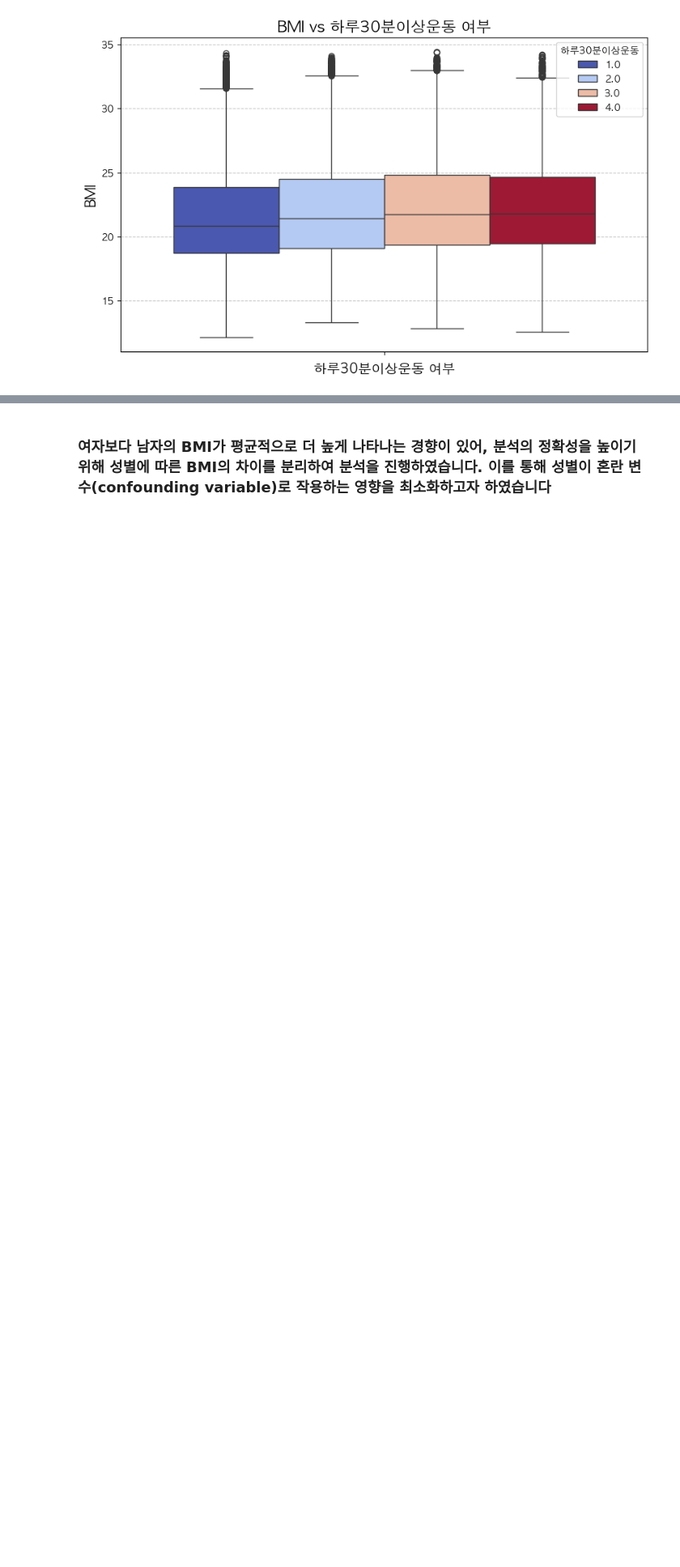
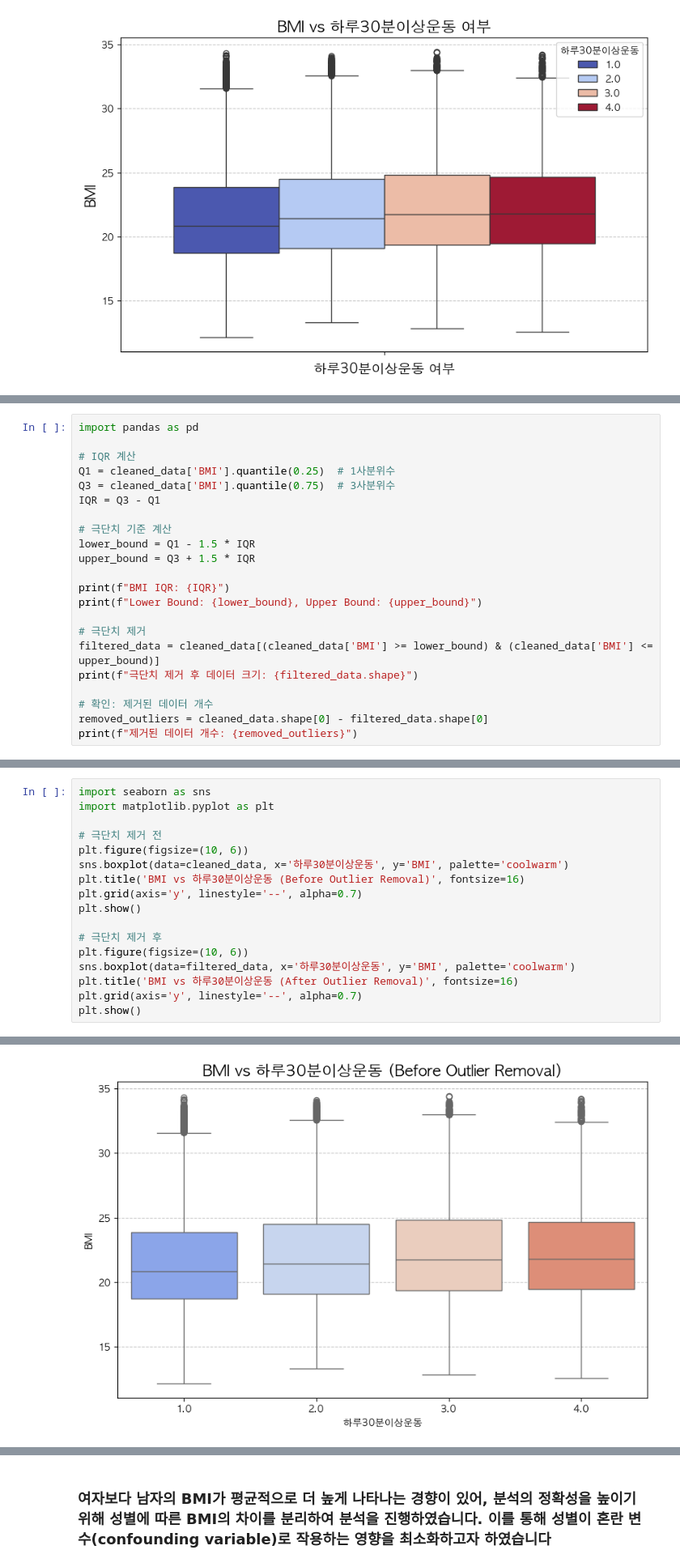
Before and after one commit to Statistical-Data-Analysis-2024/team-project, a Jupyter notebook: src/EDA/EDA_WorkOut_BMI.ipynb, the cells around one changed output, grey strips where cells are left out. Shown: that part at 81% size. Cells and saved outputs as stored; diff of their text form; blank space fills up the shorter version.

```diff
--- a/src/EDA/EDA_WorkOut_BMI.ipynb
+++ b/src/EDA/EDA_WorkOut_BMI.ipynb
@@ -251,0 +285,22 @@ plt.show()
+# %%
+import pandas as pd
+
+# IQR 계산
+Q1 = cleaned_data['BMI'].quantile(0.25)  # 1사분위수
+Q3 = cleaned_data['BMI'].quantile(0.75)  # 3사분위수
+IQR = Q3 - Q1
+
+# 극단치 기준 계산
+lower_bound = Q1 - 1.5 * IQR
+upper_bound = Q3 + 1.5 * IQR
+
+print(f"BMI IQR: {IQR}")
+print(f"Lower Bound: {lower_bound}, Upper Bound: {upper_bound}")
+
+# 극단치 제거
+filtered_data = cleaned_data[(cleaned_data['BMI'] >= lower_bound) & (cleaned_data['BMI'] <= upper_bound)]
+print(f"극단치 제거 후 데이터 크기: {filtered_data.shape}")
+
+# 확인: 제거된 데이터 개수
+removed_outliers = cleaned_data.shape[0] - filtered_data.shape[0]
+print(f"제거된 데이터 개수: {removed_outliers}")
@@ -251,0 +312,18 @@ plt.show()
+# %%
+import seaborn as sns
+import matplotlib.pyplot as plt
+
+# 극단치 제거 전
+plt.figure(figsize=(10, 6))
+sns.boxplot(data=cleaned_data, x='하루30분이상운동', y='BMI', palette='coolwarm')
+plt.title('BMI vs 하루30분이상운동 (Before Outlier Removal)', fontsize=16)
+plt.grid(axis='y', linestyle='--', alpha=0.7)
+plt.show()
+
+# 극단치 제거 후
+plt.figure(figsize=(10, 6))
+sns.boxplot(data=filtered_data, x='하루30분이상운동', y='BMI', palette='coolwarm')
+plt.title('BMI vs 하루30분이상운동 (After Outlier Removal)', fontsize=16)
+plt.grid(axis='y', linestyle='--', alpha=0.7)
+plt.show()
+# %% [output]
@@ -251,0 +333 @@ plt.show()
+[figure, added]
```
Also changed, not shown: parts of 7 cells of this notebook, 2 other files.
